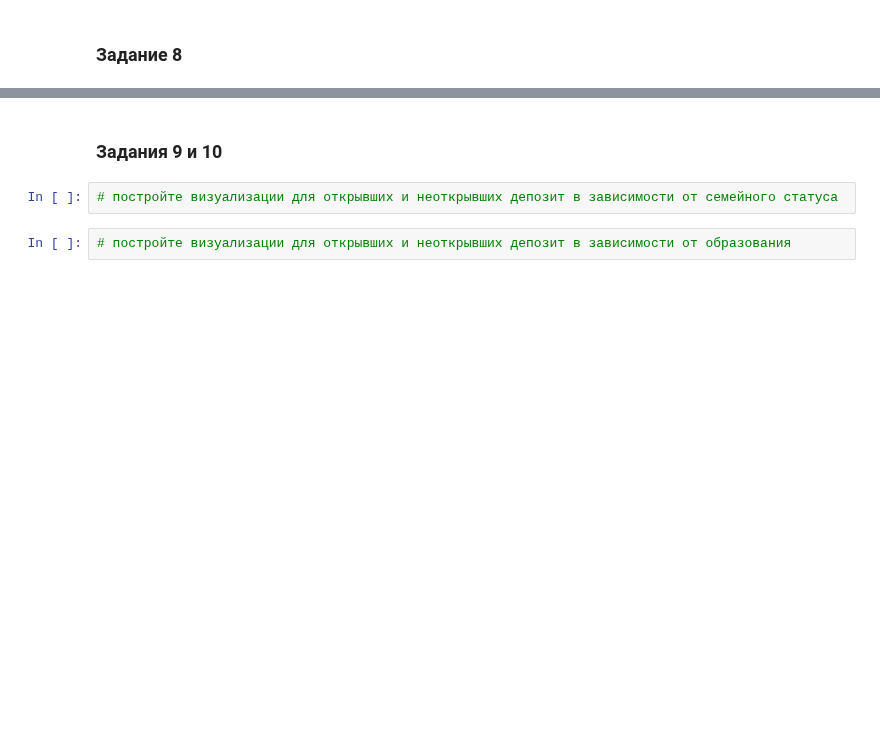
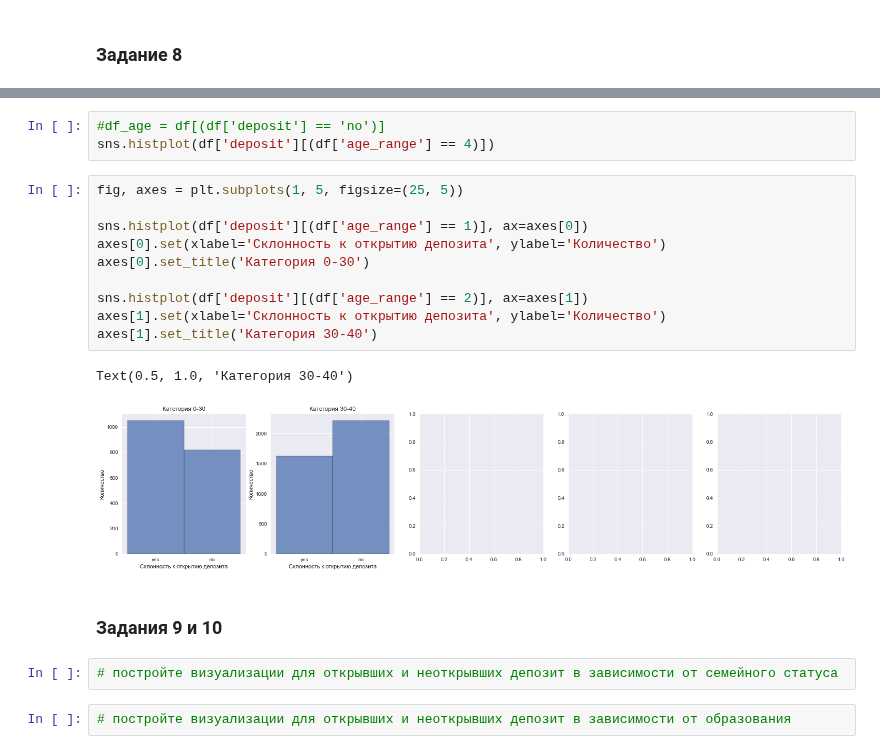
Before and after one commit to DmitriySky47/sf_data_science, a Jupyter notebook: project_4/Project_4_ML.ipynb, the cells around one changed output, grey strips where cells are left out. Drawn from its saved outputs; the diff is of its cells as text; blank space fills up the shorter version.

Commit message:
commit age_range

```diff
--- a/project_4/Project_4_ML.ipynb
+++ b/project_4/Project_4_ML.ipynb
@@ -329,3 +402,19 @@ Name: month, dtype: int64
+# %%
+#df_age = df[(df['deposit'] == 'no')]
+sns.histplot(df['deposit'][(df['age_range'] == 4)])
+# %%
+fig, axes = plt.subplots(1, 5, figsize=(25, 5))
+
+sns.histplot(df['deposit'][(df['age_range'] == 1)], ax=axes[0])
+axes[0].set(xlabel='Склонность к открытию депозита', ylabel='Количество')
+axes[0].set_title('Категория 0-30')
+
+sns.histplot(df['deposit'][(df['age_range'] == 2)], ax=axes[1])
+axes[1].set(xlabel='Склонность к открытию депозита', ylabel='Количество')
+axes[1].set_title('Категория 30-40')
+# %% [output]
+Text(0.5, 1.0, 'Категория 30-40')
+[figure, added]
 # %% [markdown]
 ### Задания 9 и 10
 # %%
```
Also changed, not shown: parts of 8 cells of this notebook.
